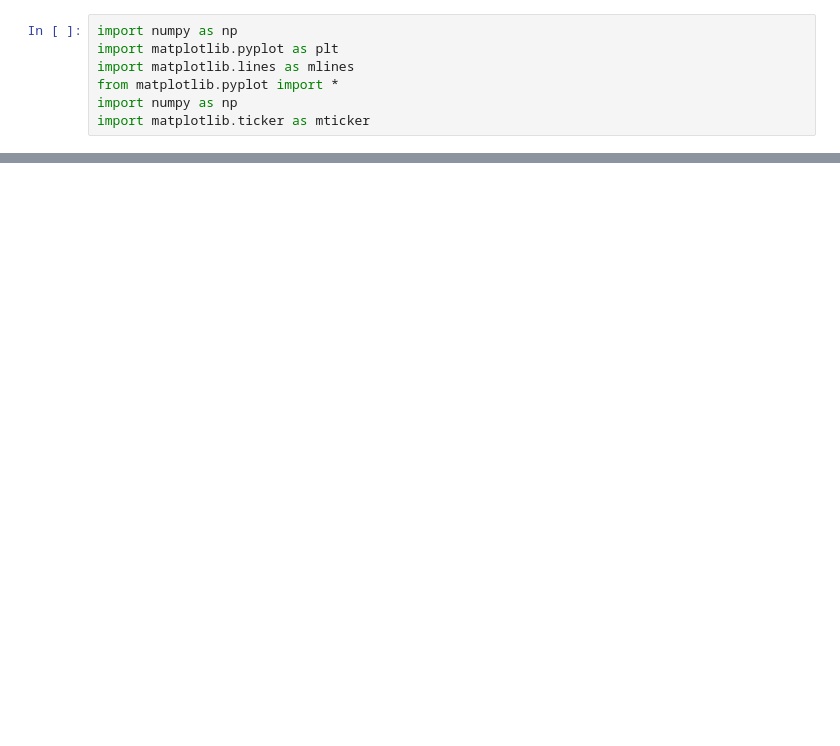
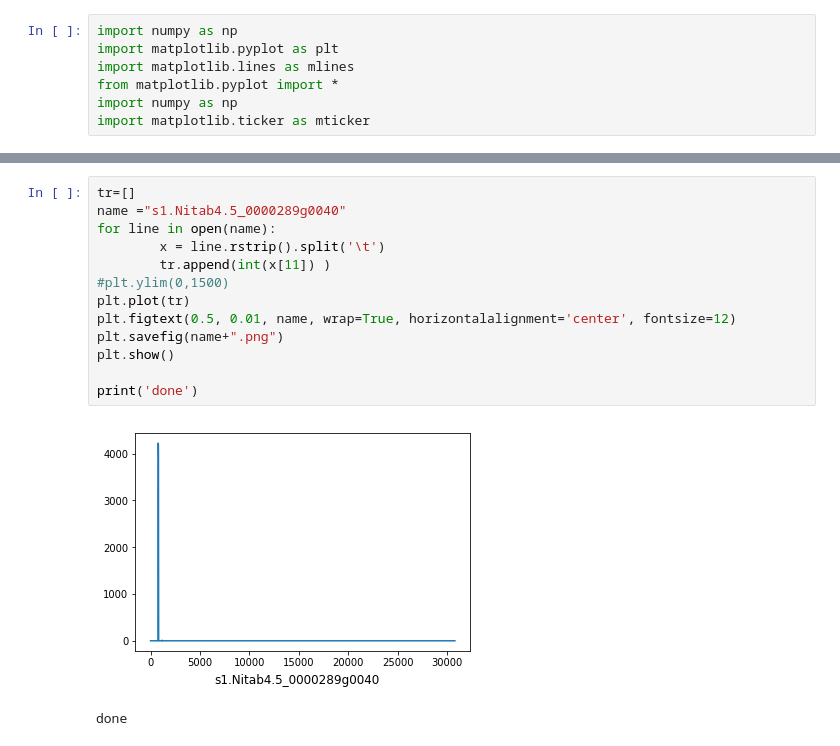
Before and after one commit to SherineAwad/DeconvolutionNotebooks, a Jupyter notebook: baseplot.ipynb, the cells around one changed output, grey strips where cells are left out. Drawn from its saved outputs; the diff is of its cells as text; blank space fills up the shorter version.

```diff
--- a/baseplot.ipynb
+++ b/baseplot.ipynb
@@ -59,0 +26,16 @@ done
+# %%
+tr=[]
+name ="s1.Nitab4.5_0000289g0040"
+for line in open(name):
+        x = line.rstrip().split('\t')
+        tr.append(int(x[11]) )
+#plt.ylim(0,1500)
+plt.plot(tr)
+plt.figtext(0.5, 0.01, name, wrap=True, horizontalalignment='center', fontsize=12)
+plt.savefig(name+".png")
+plt.show()
+
+print('done')
+# %% [output]
+[figure, added]
+done
```
Also changed, not shown: parts of 60 cells of this notebook.
